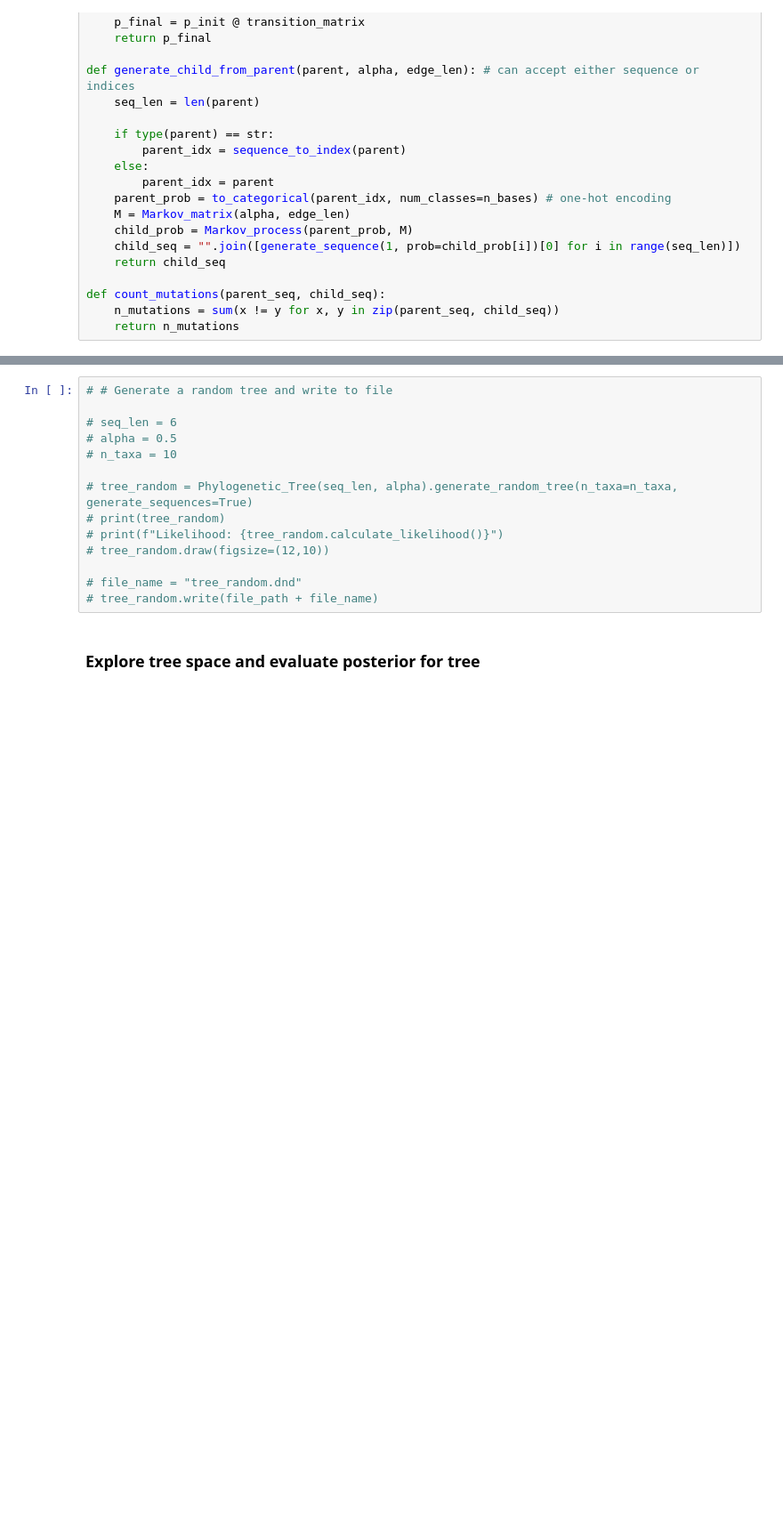
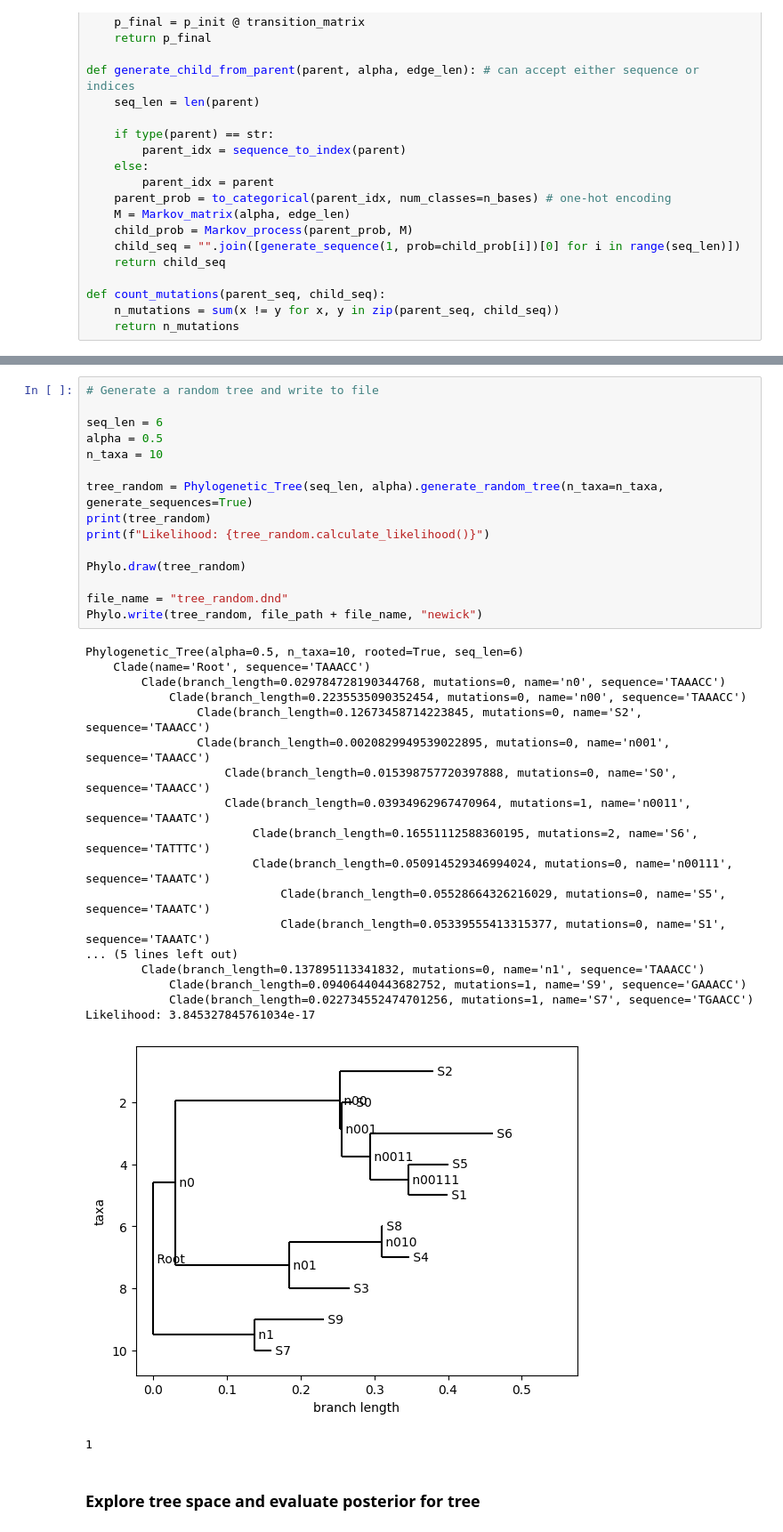
Before and after one commit to LeonMengoni/Bayesian-Phylogenetics, a Jupyter notebook: BayesianPhylogenetics.ipynb, the cells around one changed output, grey strips where cells are left out. Shown: that part at 89% size. Drawn from its saved outputs; the diff is of its cells as text; blank space fills up the shorter version.

```diff
--- a/BayesianPhylogenetics.ipynb
+++ b/BayesianPhylogenetics.ipynb
@@ -213,16 +224,37 @@ class Phylogenetic_Tree(Phylo.BaseTree.Tree):
 # %%
-# # Generate a random tree and write to file
+# Generate a random tree and write to file
 
-# seq_len = 6
-# alpha = 0.5
-# n_taxa = 10
+seq_len = 6
+alpha = 0.5
+n_taxa = 10
 
-# tree_random = Phylogenetic_Tree(seq_len, alpha).generate_random_tree(n_taxa=n_taxa, generate_sequences=True)
-# print(tree_random)
-# print(f"Likelihood: {tree_random.calculate_likelihood()}")
-# tree_random.draw(figsize=(12,10))
+tree_random = Phylogenetic_Tree(seq_len, alpha).generate_random_tree(n_taxa=n_taxa, generate_sequences=True)
+print(tree_random)
+print(f"Likelihood: {tree_random.calculate_likelihood()}")
 
-# file_name = "tree_random.dnd"
-# tree_random.write(file_path + file_name)
+Phylo.draw(tree_random)
+
+file_name = "tree_random.dnd"
+Phylo.write(tree_random, file_path + file_name, "newick")
+# %% [output]
+Phylogenetic_Tree(alpha=0.5, n_taxa=10, rooted=True, seq_len=6)
+    Clade(name='Root', sequence='TAAACC')
+        Clade(branch_length=0.029784728190344768, mutations=0, name='n0', sequence='TAAACC')
+            Clade(branch_length=0.2235535090352454, mutations=0, name='n00', sequence='TAAACC')
+                Clade(branch_length=0.12673458714223845, mutations=0, name='S2', sequence='TAAACC')
+                Clade(branch_length=0.0020829949539022895, mutations=0, name='n001', sequence='TAAACC')
+                    Clade(branch_length=0.015398757720397888, mutations=0, name='S0', sequence='TAAACC')
+                    Clade(branch_length=0.03934962967470964, mutations=1, name='n0011', sequence='TAAATC')
+                        Clade(branch_length=0.16551112588360195, mutations=2, name='S6', sequence='TATTTC')
+                        Clade(branch_length=0.050914529346994024, mutations=0, name='n00111', sequence='TAAATC')
+                            Clade(branch_length=0.05528664326216029, mutations=0, name='S5', sequence='TAAATC')
+                            Clade(branch_length=0.05339555413315377, mutations=0, name='S1', sequence='TAAATC')
+... (5 lines left out)
+        Clade(branch_length=0.137895113341832, mutations=0, name='n1', sequence='TAAACC')
+            Clade(branch_length=0.09406440443682752, mutations=1, name='S9', sequence='GAAACC')
+            Clade(branch_length=0.022734552474701256, mutations=1, name='S7', sequence='TGAACC')
+Likelihood: 3.845327845761034e-17
+[figure, added]
+1
 # %% [markdown]
 ### Explore tree space and evaluate posterior for tree
```
Also changed, not shown: parts of 9 cells of this notebook.
